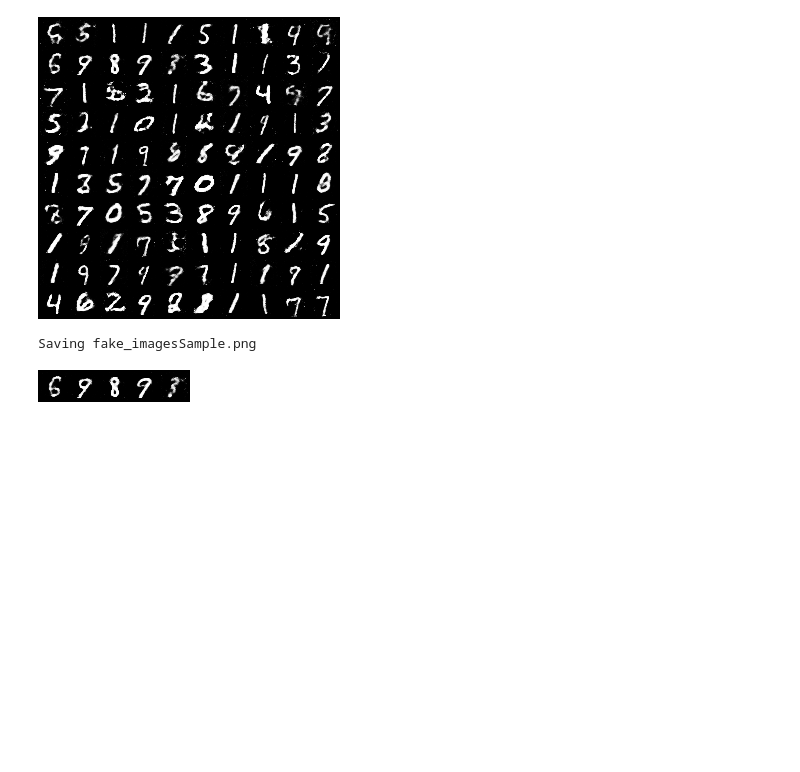
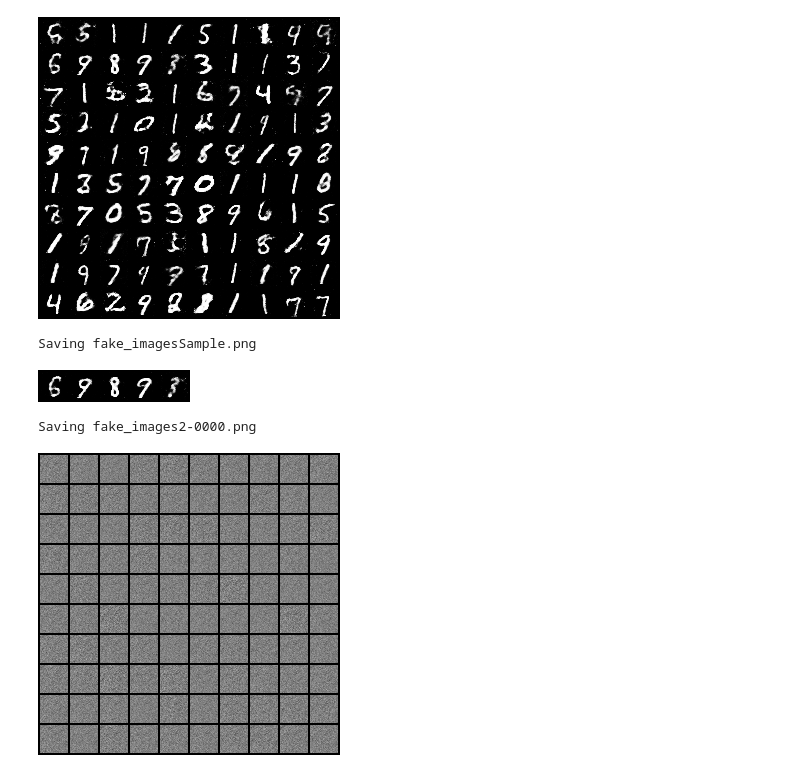
Before and after one commit to jesusgl86/Deep-Learning-Course, a Jupyter notebook: GAN.ipynb, the cells around one changed output. Cells and saved outputs as stored; diff of their text form; code cells hidden in the pictures; blank space fills up the shorter version.

```diff
--- a/GAN.ipynb
+++ b/GAN.ipynb
@@ -292,6 +292,11 @@ mnist = MNIST(root='data',
               download=True,
               transform=Compose([ToTensor(), Normalize(mean=(0.5,), std=(0.5,))]))
 
+# function to denormalize and view the images.
+# This function will also be useful for viewing the generated images.
+def denorm(x):
+    out = (x + 1) / 2
+    return out.clamp(0, 1)
 
 import matplotlib.pyplot as plt
 %matplotlib inline
@@ -302,6 +307,7 @@ from torch.utils.data import DataLoader
 
 batch_size = 100
 data_loader = DataLoader(mnist, batch_size, shuffle=True)
+
 # Device configuration
 device = torch.device('cuda' if torch.cuda.is_available() else 'cpu')
 device
@@ -332,12 +338,14 @@ G = nn.Sequential(
     nn.Tanh())
 
 G.to(device);
-d_optimizer = torch.optim.Adam(D.parameters(), lr=0.0002)
+d_optimizer = torch.optim.Adam(D.parameters(), lr=0.00005)
 
 def reset_grad():
     d_optimizer.zero_grad()
     g_optimizer.zero_grad()
 
+lowerclip=-0.01;
+upperclip=0.01;
 def train_discriminator2(images):
     # Create the labels which are later used as input for the BCE loss
     real_labels = torch.ones(batch_size, 1).to(device)
@@ -345,7 +353,7 @@ def train_discriminator2(images):
 
     # Loss for real images
     outputs = D(images)
-    d_loss_real = criterion(outputs, real_labels)
+
     real_score = outputs
 
     # Loss for fake images
@@ -363,55 +371,61 @@ def train_discriminator2(images):
     d_loss.backward()
     # Adjust the parameters using backprop
     d_optimizer.step()
-
+    # Gradient clipping
+    for p in D.parameters():
+      p.data.clamp_(lowerclip,upperclip)
     return d_loss, real_score, fake_score
 
-g_optimizer = torch.optim.Adam(G.parameters(), lr=0.0002)
-n_critic=2
+g_optimizer = torch.optim.Adam(G.parameters(), lr=0.00005)
+
 
 def train_generator2():
     # Generate fake images and calculate loss
     z = torch.randn(batch_size, latent_size).to(device)
+    g_optimizer.zero_grad()
+    # generate a batch of fake images
     fake_images = G(z)
     labels = torch.ones(batch_size, 1).to(device)
     g_loss = -torch.mean(D(fake_images))
+    # Adversarial loss
+    g_loss.backward()
+    g_optimizer.step()
+    return g_loss, fake_images
 
-    if i % n_critic == 0:
-      g_optimizer.zero_grad()
-      g_loss.backward()
-      g_optimizer.step()
-    return g_loss, fake_images
 
 import os
 
 sample_dir = 'samples'
 if not os.path.exists(sample_dir):
     os.makedirs(sample_dir)
 
 
 from IPython.display import Image
 from torchvision.utils import save_image
 
 # Save some real images
 for images, _ in data_loader:
     images = images.reshape(images.size(0), 1, 28, 28)
     save_image(denorm(images), os.path.join(sample_dir, 'real_images.png'), nrow=10)
     break
 
 Image(os.path.join(sample_dir, 'real_images.png'))
 
 
-#sample_vectors = torch.randn(batch_size, latent_size).to(device)
+sample_vectors = torch.randn(batch_size, latent_size).to(device)
 
 def save_fake_images2(index):
     fake_images = G(sample_vectors)
     fake_images = fake_images.reshape(fake_images.size(0), 1, 28, 28)
     fake_fname = 'fake_images2-{0:0=4d}.png'.format(index)
     print('Saving', fake_fname)
     save_image(denorm(fake_images), os.path.join(sample_dir, fake_fname), nrow=10)
 
 # Before training
-save_fake_images(0)
+save_fake_images2(0)
 Image(os.path.join(sample_dir, 'fake_images2-0000.png'))
+# %% [output]
+Saving fake_images2-0000.png
+[figure, added]
 # %%
 %%time
```
Also changed, not shown: parts of 20 cells of this notebook.
